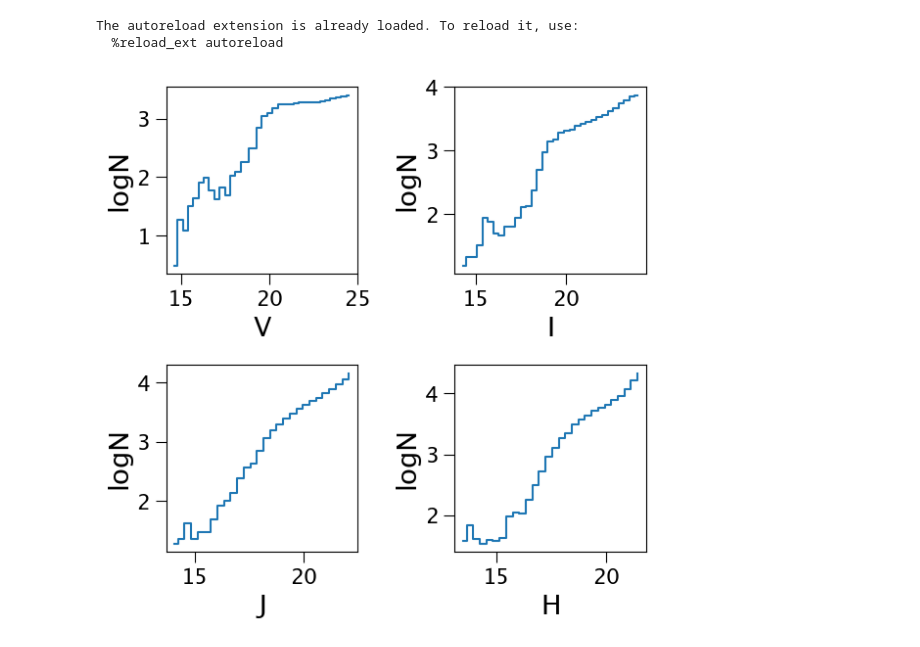
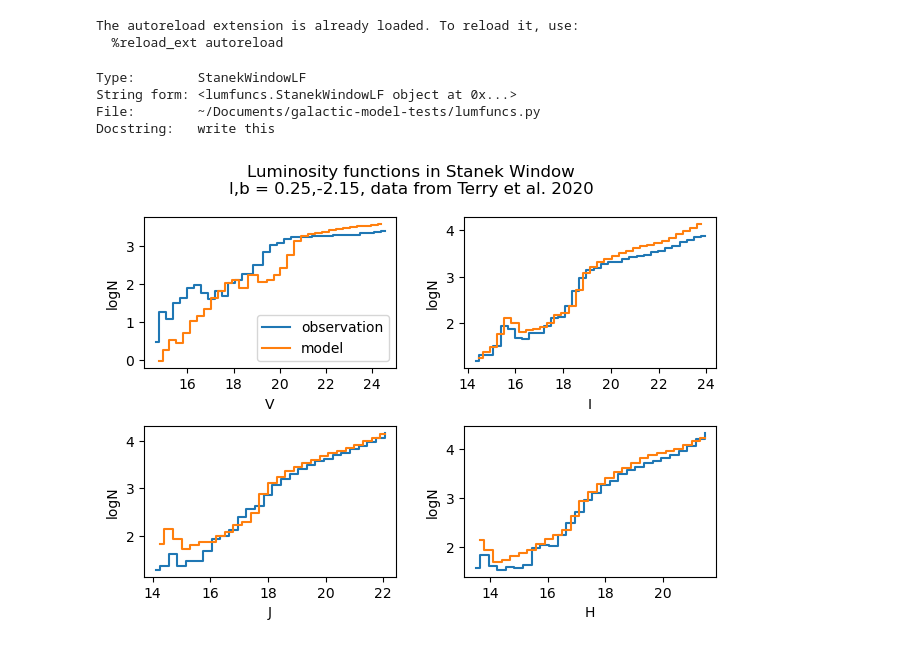
Before and after one commit to synthpop-galaxy/synthpop-model-eval, a Jupyter notebook: synthpop_test_examples.ipynb, the cells around one changed output. Cells and saved outputs as stored; diff of their text form; code cells hidden in the pictures.

Commit message:
editing luminosity function tests

```diff
--- a/synthpop_test_examples.ipynb
+++ b/synthpop_test_examples.ipynb
@@ -10,6 +9,16 @@ import synthpop
+# %%
+mod_dat = pd.read_csv('../synthpop-dev/outputfiles/hst_bulge_treasury_sim/Huston2023_l0.250_b-2.150.csv')
+mod_dat.keys()
 # %%
 swlf = StanekWindowLF()
+swlf?
+# %% [output]
+Type:        StanekWindowLF
+String form: <lumfuncs.StanekWindowLF object at 0x...>
+File:        ~/Documents/galactic-model-tests/lumfuncs.py
+Docstring:   write this
-# %%
-swlf.run_comparison([],[],[],[],1)
-# %% [output]
-[figure, removed]
+# %%
+swlf.run_comparison({'V':mod_dat['WFC3_UVIS_F555W'], 'I':mod_dat['WFC3_UVIS_F814W'],
+                     'J':mod_dat['WFC3_IR_F110W'], 'H':mod_dat['WFC3_IR_F160W']},0.002)
+# %% [output]
+[figure, added]
```
Also changed, not shown: parts of 2 cells of this notebook, 1 other file.
